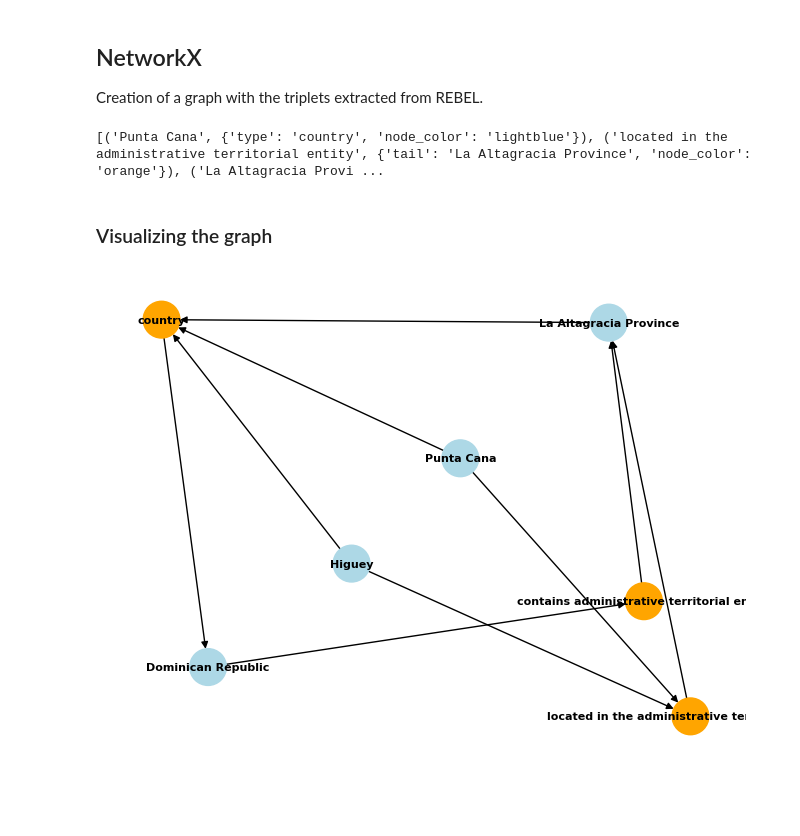
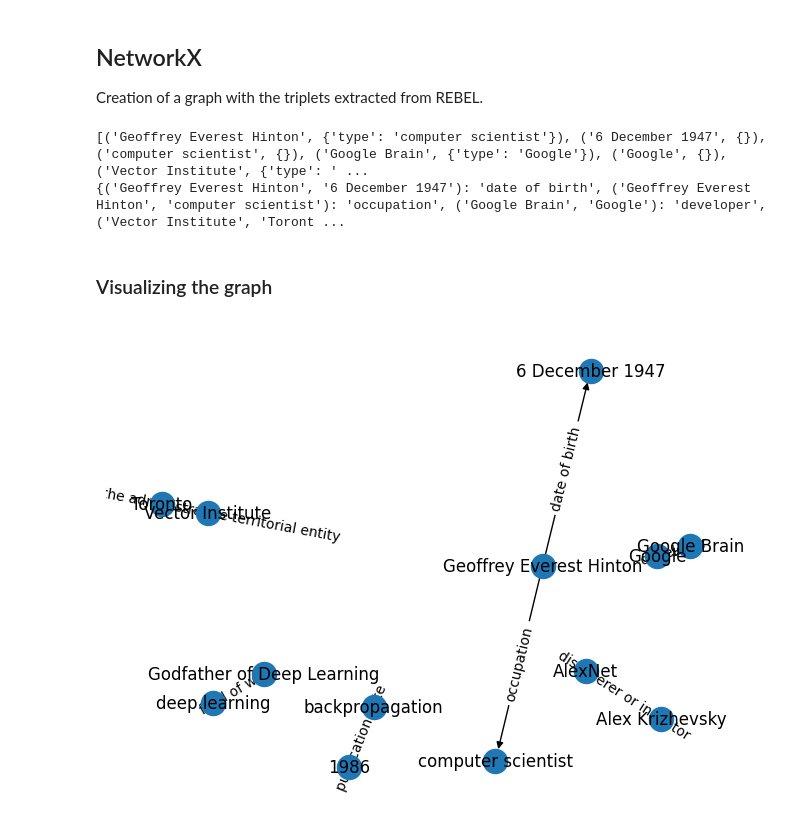
Before and after one commit to tom3883/TD_IDC, a Jupyter notebook: TD4/td4_thomas.ipynb, the cells around one changed output. Cells and saved outputs as stored; diff of their text form; code cells hidden in the pictures; blank space fills up the shorter version.

Commit message:
ADD file read to the doc + ADD labels to edges

```diff
--- a/TD4/td4_thomas.ipynb
+++ b/TD4/td4_thomas.ipynb
@@ -58,11 +60,15 @@ def extract_triplets(text):
     return triplets
 # %%
 extracted_texts = []
+nb_sentences_to_extract = 5
 
-for sentence in sentences:
+for i, sentence in enumerate(sentences):
     # We need to use the tokenizer manually since we need special tokens.
     extracted_text = triplet_extractor.tokenizer.batch_decode([triplet_extractor(sentence, return_tensors=True, return_text=False)[0]["generated_token_ids"]])
     extracted_triplets = extract_triplets(extracted_text[0])
     extracted_texts.append(extracted_triplets)
+    print("Sentence extracted:", i, end="\r")
+    if i == nb_sentences_to_extract:
+        break
 
 print(extracted_texts[0])
@@ -69,3 +76,0 @@ print(extracted_texts[0])
-# %%
-extracted_triplets = extract_triplets(extracted_text[0])
-print(extracted_triplets)
@@ -73,0 +77,3 @@ print(extracted_triplets)
+# %%
+for extracted_triplets in extracted_texts:
+    print(extracted_triplets)
@@ -79,32 +92,36 @@ Creation of a graph with the triplets extracted from REBEL.
 # Creating an empty directed graph
 G = nx.DiGraph()
 
+edge_labels = {}
+
 # Creating nodes
-for extracted_triplet in extracted_triplets:
-    head_node = extracted_triplet["head"]
-    type_node = extracted_triplet["type"]
-    tail_node = extracted_triplet["tail"]
+for extracted_triplets in extracted_texts:
+    for extracted_triplet in extracted_triplets:
+        head_node = extracted_triplet["head"]
+        type_node = extracted_triplet["type"]
+        tail_node = extracted_triplet["tail"]
 
-    # Adding nodes with attributes
-    G.add_node(head_node, type=type_node, node_color="lightblue")
-    G.add_node(type_node, tail=tail_node, node_color="orange")
+        # Adding nodes with attributes
+        G.add_node(head_node, type=tail_node)
 
-    # Adding edges
-    G.add_edge(head_node, type_node)
-    G.add_edge(type_node, tail_node)
+        # Adding edges
+        G.add_edge(head_node, tail_node)
+        # adding labels to edges
+        edge_labels[(head_node, tail_node)] = type_node
 
 print(G.nodes.data())
+print(edge_labels)
 # %% [output]
-[('Punta Cana', {'type': 'country', 'node_color': 'lightblue'}), ('located in the administrative territorial entity', {'tail': 'La Altagracia Province', 'node_color': 'orange'}), ('La Altagracia Provi ...
+[('Geoffrey Everest Hinton', {'type': 'computer scientist'}), ('6 December 1947', {}), ('computer scientist', {}), ('Google Brain', {'type': 'Google'}), ('Google', {}), ('Vector Institute', {'type': ' ...
+{('Geoffrey Everest Hinton', '6 December 1947'): 'date of birth', ('Geoffrey Everest Hinton', 'computer scientist'): 'occupation', ('Google Brain', 'Google'): 'developer', ('Vector Institute', 'Toront ...
 # %% [markdown]
 ### Visualizing the graph
 # %%
 pos = nx.spring_layout(G)
 
-node_colors = [G.nodes[node]["node_color"] for node in G.nodes]
-
-nx.draw(G, pos, with_labels=True, font_weight='bold', node_size=700, node_color=node_colors, font_size=8)
+nx.draw(G, pos, with_labels=True)
+nx.draw_networkx_edge_labels(G, pos, edge_labels=edge_labels)
 
 plt.show()
 # %% [output]
-[figure, old version]
+[figure, new version]
```
Also changed, not shown: parts of 5 cells of this notebook.
